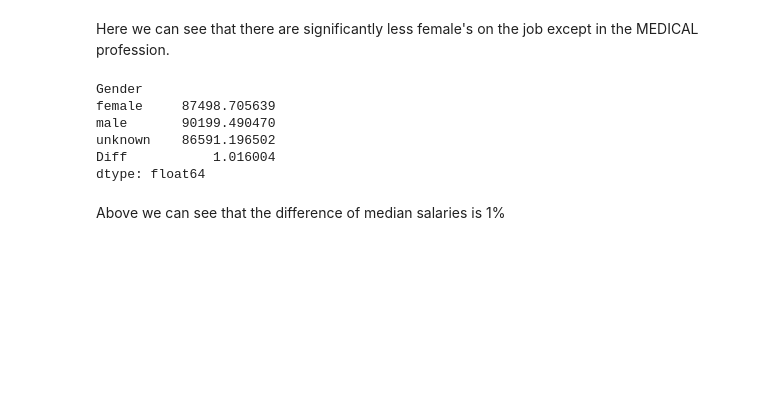
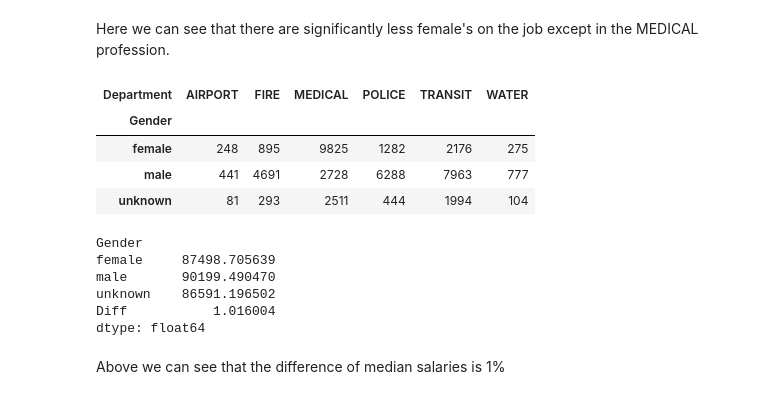
Before and after one commit to ababen/DataIntensive, a Jupyter notebook: Capstone/DataStory-SF-Final.ipynb, the cells around one changed output. Cells and saved outputs as stored; diff of their text form; code cells hidden in the pictures; blank space fills up the shorter version.

```diff
--- a/Capstone/DataStory-SF-Final.ipynb
+++ b/Capstone/DataStory-SF-Final.ipynb
@@ -420,5 +459,13 @@ dept_gender
 # %% [markdown]
 Here we can see that there are significantly less female's on the job except in the MEDICAL profession.
+# %%
+df
+# %% [output]
+| Department | AIRPORT | FIRE | MEDICAL | POLICE | TRANSIT | WATER |
+| Gender |  |  |  |  |  |  |
+| female | 248 | 895 | 9825 | 1282 | 2176 | 275 |
+| male | 441 | 4691 | 2728 | 6288 | 7963 | 777 |
+| unknown | 81 | 293 | 2511 | 444 | 1994 | 104 |
 # %%
 a = sf_gender[['JobTitle', 'Gender', 'TotalPay']]
 a = a.set_index(['Gender', 'JobTitle'], append=True)
```
Also changed, not shown: parts of 18 cells of this notebook.
